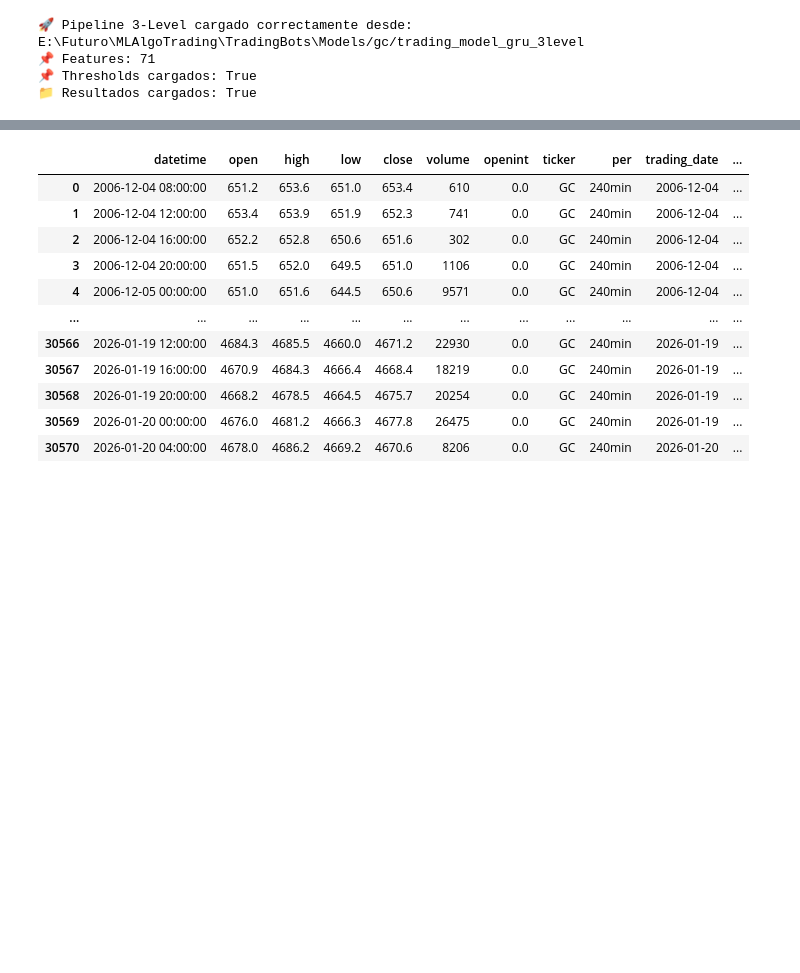
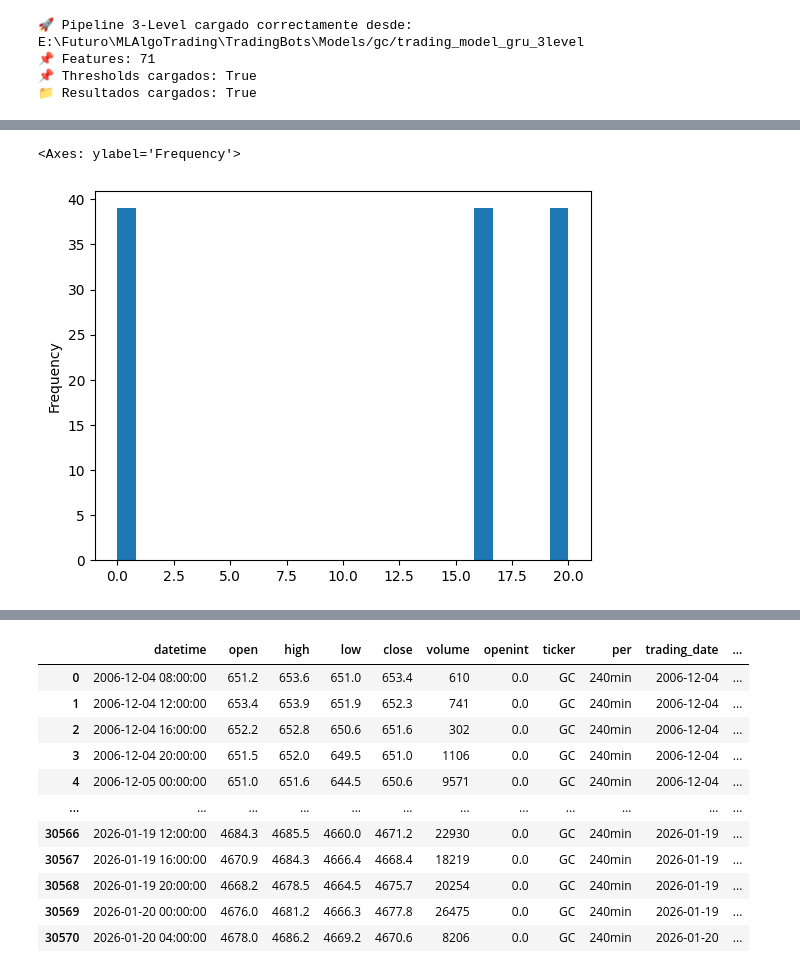
Before and after one commit to LijunZhou000/ML-Algorithmic-Trading, a Jupyter notebook: TradingBots/Notebooks/P4TrestingTriple.ipynb, the cells around one changed output, grey strips where cells are left out. Cells and saved outputs as stored; diff of their text form; code cells hidden in the pictures; blank space fills up the shorter version.

```diff
--- a/TradingBots/Notebooks/P4TrestingTriple.ipynb
+++ b/TradingBots/Notebooks/P4TrestingTriple.ipynb
@@ -93,0 +76,28 @@ thresholds_g
+# %%
+def load_bt_csv(ticker):
+    data = pd.read_parquet(f"{BT_DIR}/{ticker}1min.parquet")
+    data["openint"] = 0
+    data["datetime"] = pd.to_datetime(data["time"], utc=True)
+    # Cargar specs
+    specs = load_specs()
+    ticker = ticker.upper()
+    if ticker not in specs:
+        raise KeyError(f"No se encuentra spec para '{ticker}' en los JSON de info.")
+    data = data.sort_values('datetime').drop_duplicates(subset='datetime').reset_index(drop=True)
+    return data, specs[ticker]
+    # return data
+# %%
+def prepare_bt(symbol, minutes, return_horizon_min, json_config_path="features_config.json"):
+    df, spec = load_bt_csv(symbol)
+    df = add_trading_date_by_gap(df)
+    df_resampled = resample_ohlcv(df, period=f"{minutes}min")
+    df_cumulative = daily_ohlcv_cummulative(df_resampled)
+    config = load_feature_config()
+
+    config["global"]["sampling_minutes"] = minutes
+    config["global"]["return_horizon_min"] = return_horizon_min
+    config["global"]["tick_size"] = spec["tick_size"]
+
+    df_final = generate_features(df_cumulative, config)
+    df_final["ticker"] = symbol
+    return df_final, spec
@@ -93,0 +106,2 @@ thresholds_g
+# %%
+df_bt, spec_bt = prepare_bt(ASSET, MINUTES, RETURN_HORIZON_MIN, json_config_path="../Data/features_config.json")
@@ -93,0 +124,6 @@ thresholds_g
+# %%
+start = "2026-04-06"
+end   = "2026-06-01"
+
+mask = (df_bt["datetime"] >= start) & (df_bt["datetime"] < end)
+df_filtered = df_bt.loc[mask]
@@ -93,0 +191,6 @@ thresholds_g
+# %%
+df_filtered["hour"] = df_filtered["datetime"].dt.hour
+df_filtered["hour"].plot.hist(bins=24)
+# %% [output]
+<Axes: ylabel='Frequency'>
+[figure, added]
```
Also changed, not shown: parts of 15 cells of this notebook, 4 other files.
